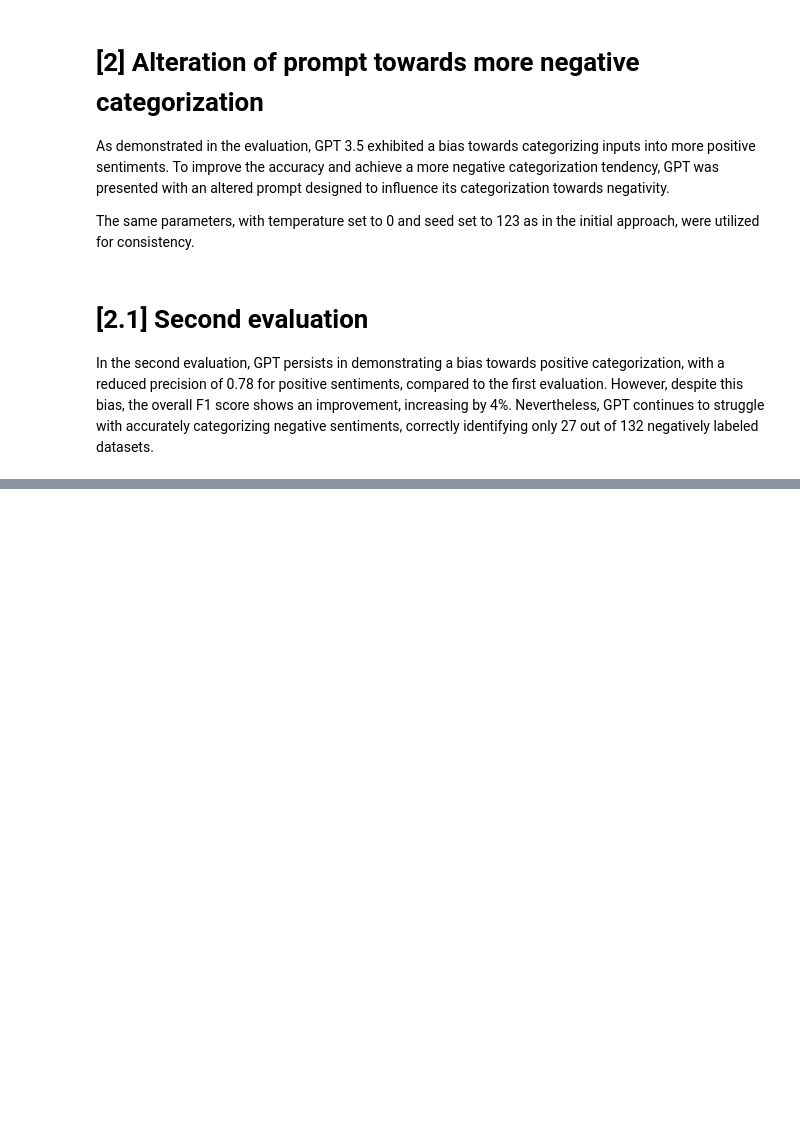
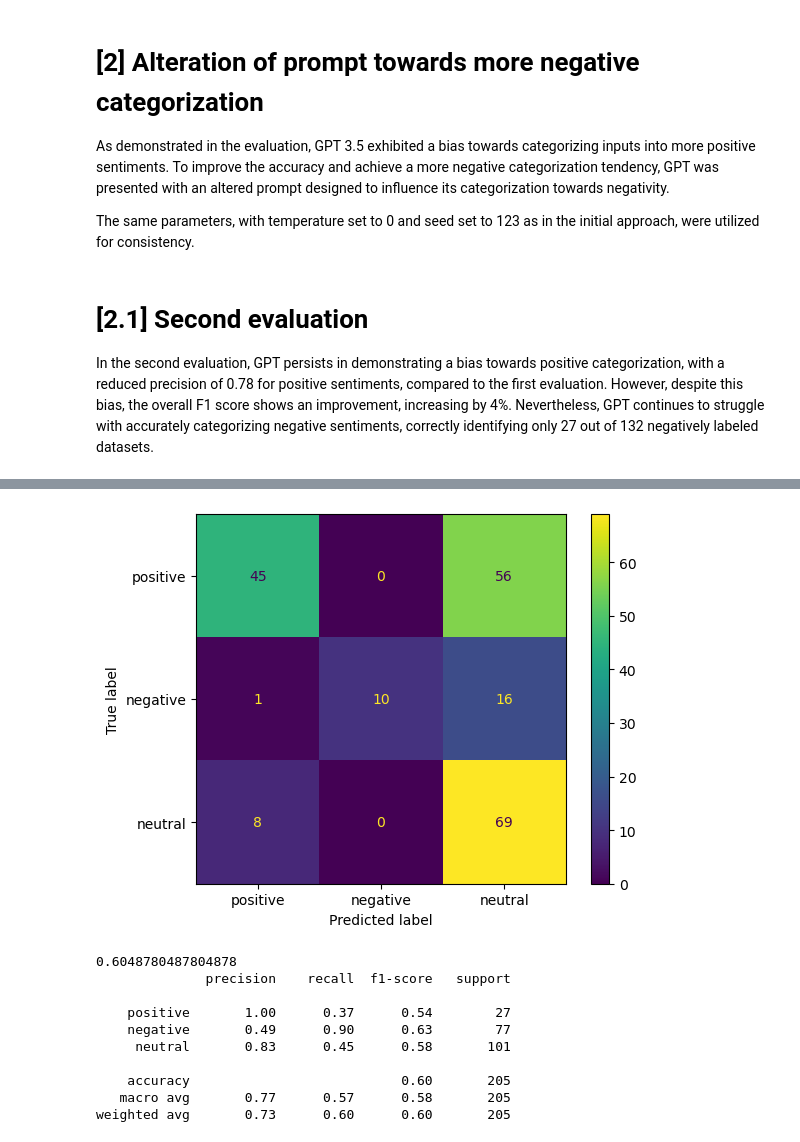
Before and after one commit to FabianDus1002/Data-Mining-Team9, a Jupyter notebook: llm/OpenAI - Sentiment Analysis.ipynb, the cells around one changed output, grey strips where cells are left out. Drawn from its saved outputs; the diff is of its cells as text; code cells hidden in the pictures; blank space fills up the shorter version.

```diff
--- a/llm/OpenAI - Sentiment Analysis.ipynb
+++ b/llm/OpenAI - Sentiment Analysis.ipynb
@@ -36,13 +46,11 @@ initial_message = {"role": "user", "content": "You are my sentiment assistant. I
 
 results=[]
 results_df = []
-count = 1
+
 
 # Sending labeling requests to GPT
 for index, eintrag in student_data.iterrows():
     for inhalt in eintrag:
-        count=+1
-        display(count)
         response = client.chat.completions.create(
         model="gpt-3.5-turbo",
             messages=[
@@ -247,0 +338,14 @@ print(classification_report(
+# %%
+#Merging target labels with predicted labels and dropping of duplicated row
+results_df = results_df.drop("index", axis=1)
+student_data_4o = pd.concat([student_data_unpr, results_df], axis=1)
+student_data_4o = student_data_4o[student_data_4o["Studium_Label"].notnull()]
+
+#Adding of altered predictions to a dataframe in order to save all predictions in an excel
+prediction_4o = student_data_4o["sentimentPrediction_4o"]
+student_data = pd.concat([student_data, prediction_4o], axis=1)
+
+
+#Convertion of all values into strings
+for x in student_data_oneshot_negative:
+    student_data[x] = student_data[x].astype(str)
@@ -247,0 +355,32 @@ print(classification_report(
+# %%
+from sklearn.metrics import confusion_matrix, ConfusionMatrixDisplay, f1_score, classification_report
+import matplotlib.pyplot as plt
+
+#Creation of confusion matrix
+confusion_mat = confusion_matrix(student_data_4o['Studium_Label'], student_data_4o['sentimentPrediction_4o'], labels=['positive', 'negative', 'neutral'])
+disp = ConfusionMatrixDisplay(confusion_matrix=confusion_mat, display_labels=['positive', 'negative', 'neutral'])
+disp.plot()
+plt.show()
+
+#Accuracy
+print(f1_score(student_data_4o['Studium_Label'], student_data_4o['sentimentPrediction_4o'], labels=['positive', 'negative', 'neutral'], average='micro'))
+
+#Creation of presicion, recall, F1 and support
+print(classification_report(
+    student_data_4o['Studium_Label'],
+    student_data_4o['sentimentPrediction_4o'],
+    output_dict=False,
+    target_names=['positive', 'negative', 'neutral']
+))
+# %% [output]
+[figure, added]
+0.6048780487804878
+              precision    recall  f1-score   support
+
+    positive       1.00      0.37      0.54        27
+    negative       0.49      0.90      0.63        77
+     neutral       0.83      0.45      0.58       101
+
+    accuracy                           0.60       205
+   macro avg       0.77      0.57      0.58       205
+weighted avg       0.73      0.60      0.60       205
```
Also changed, not shown: parts of 21 cells of this notebook, 4 other files.
